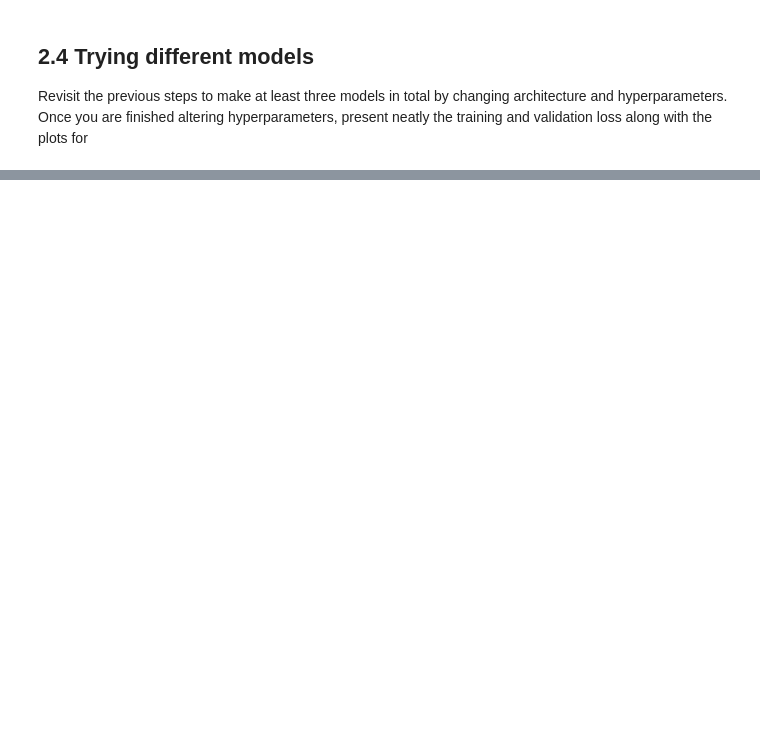
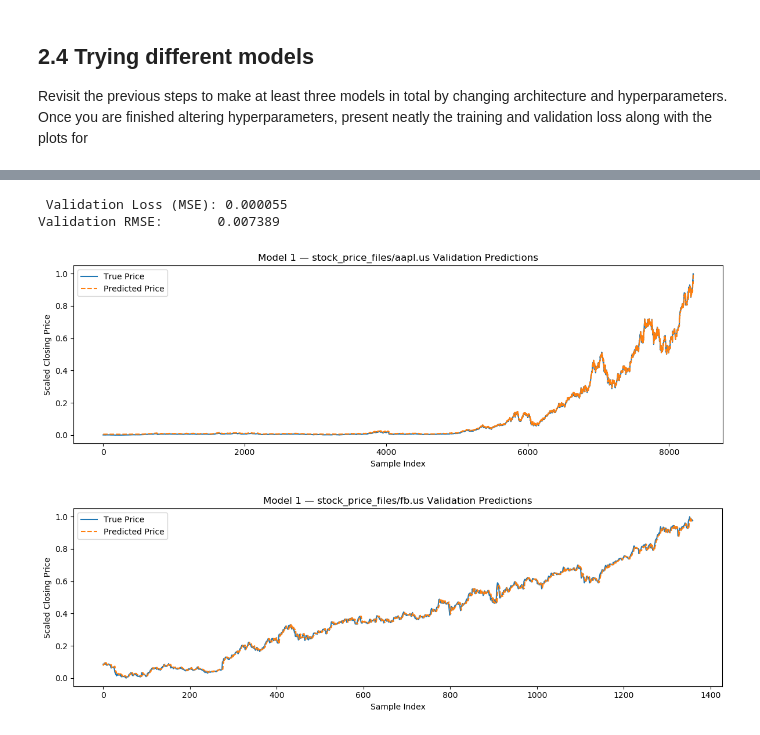
Before and after one commit to DanielMelo46/Neural_Networks_Assignment_1, a Jupyter notebook: assignment_5.ipynb, the cells around one changed output, grey strips where cells are left out. Drawn from its saved outputs; the diff is of its cells as text; code cells hidden in the pictures; blank space fills up the shorter version.

Commit message:
test more model

```diff
--- a/assignment_5.ipynb
+++ b/assignment_5.ipynb
@@ -238,3 +237,14 @@ Validation RMSE:       0.012820
 ## 2.4 Trying different models
 Revisit the previous steps to make at least three models in total by changing architecture and hyperparameters.
 Once you are finished altering hyperparameters, present neatly the training and validation loss along with the plots for
+# %%
+model_3 = Sequential(name="model_3_larger_kernel_rnn")
+model_3.add(Reshape((LOOKBACK, 1), input_shape=(LOOKBACK,)))
+model_3.add(Conv1D(filters=16, kernel_size=5, activation='relu'))  # wider kernel: 3→5
+model_3.add(SimpleRNN(64))                                         # bigger RNN: 32→64 units
+model_3.add(Dropout(0.2))
+model_3.add(Dense(1))
+model_3.add(Activation('linear'))
+
+model_3.compile(optimizer='adam', loss='mean_squared_error')
+model_3.summary()
@@ -240,0 +271,11 @@ Once you are finished altering hyperparameters, present neatly the training and
+# %%
+history_1 = model_3.fit(
+    x_1_train, y_1_train,
+    epochs=40,
+    batch_size=32,
+    verbose=1
+    # no validation_split — assignment explicitly says not to use it
+)
+
+train_loss_1 = history_1.history['loss'][-1]
+print(f"Final Training Loss (MSE): {train_loss_1:.6f}")
@@ -240,0 +300,13 @@ Once you are finished altering hyperparameters, present neatly the training and
+# %%
+y_pred_3 = model_3.predict(x_1_val)
+
+# Calculate validation loss
+val_loss_3 = mean_squared_error(y_1_val, y_pred_3)
+print(f" Validation Loss (MSE): {val_loss_3:.6f}")
+print(f"Validation RMSE:       {np.sqrt(val_loss_3):.6f}")
+plot_predictions(y_1_val, y_pred_3, val_files)
+# %% [output]
+ Validation Loss (MSE): 0.000055
+Validation RMSE:       0.007389
+[figure, added]
+[figure, added]
```
Also changed, not shown: parts of 6 cells of this notebook.
